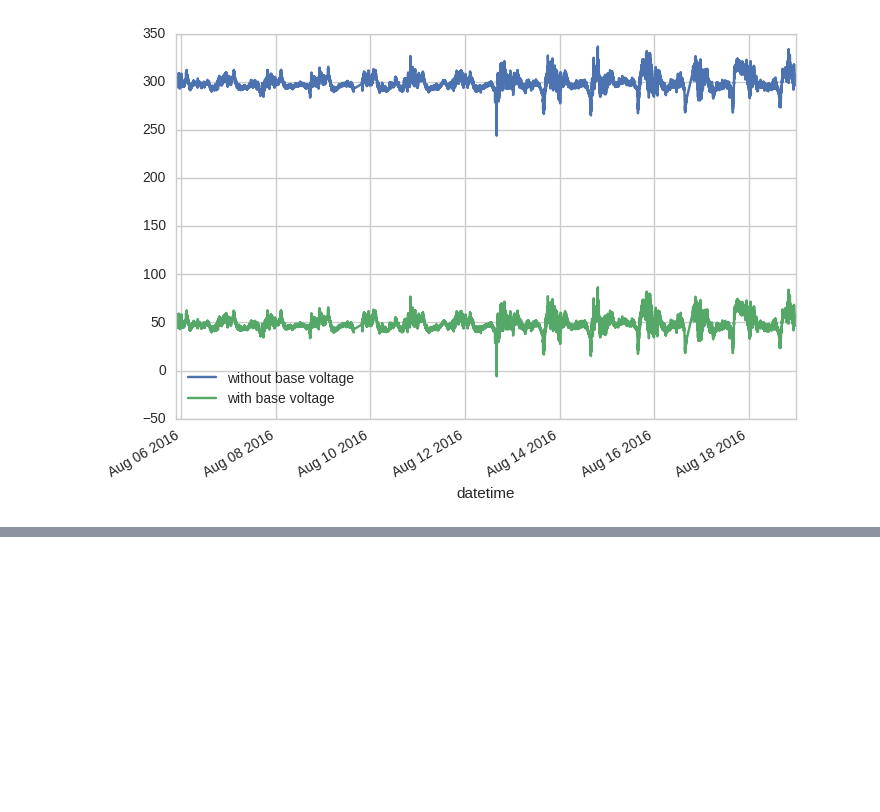
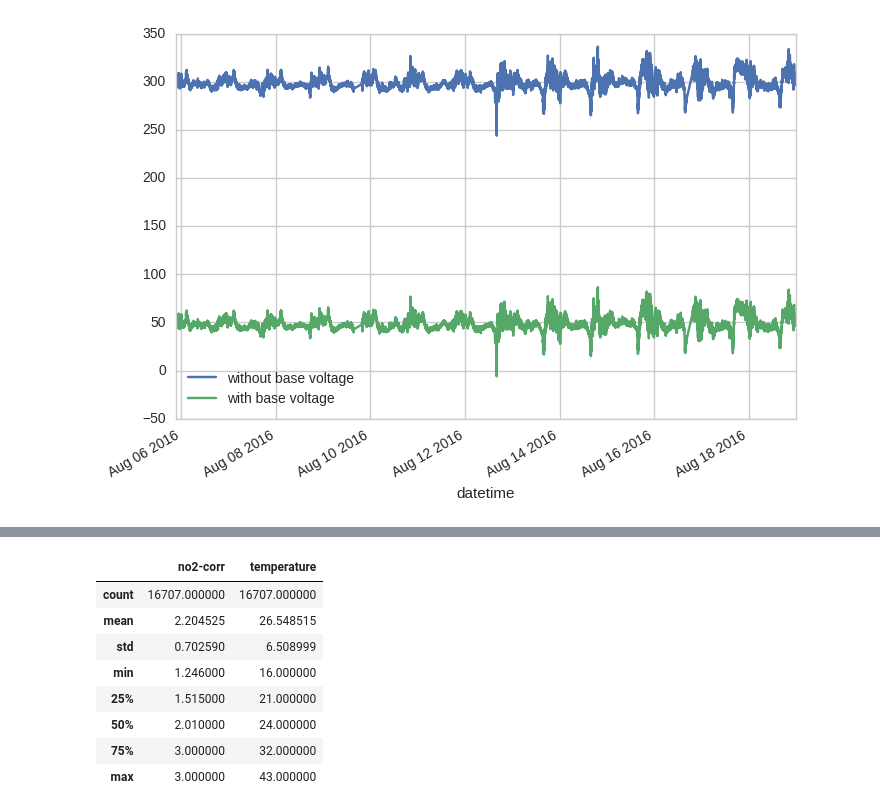
Before and after one commit to sharadmv/metasense, a Jupyter notebook: notebooks/Alphasense Corrections.ipynb, the cells around one changed output, grey strips where cells are left out. Drawn from its saved outputs; the diff is of its cells as text; code cells hidden in the pictures; blank space fills up the shorter version.

```diff
--- a/notebooks/Alphasense Corrections.ipynb
+++ b/notebooks/Alphasense Corrections.ipynb
@@ -100,0 +102,12 @@ plt.show()
+# %%
+X_train[['no2-corr', 'temperature']].describe()
+# %% [output]
+|  | no2-corr | temperature |
+| count | 16707.000000 | 16707.000000 |
+| mean | 2.204525 | 26.548515 |
+| std | 0.702590 | 6.508999 |
+| min | 1.246000 | 16.000000 |
+| 25% | 1.515000 | 21.000000 |
+| 50% | 2.010000 | 24.000000 |
+| 75% | 3.000000 | 32.000000 |
+| max | 3.000000 | 43.000000 |
```
Also changed, not shown: parts of 2 cells of this notebook, 3 other files.
